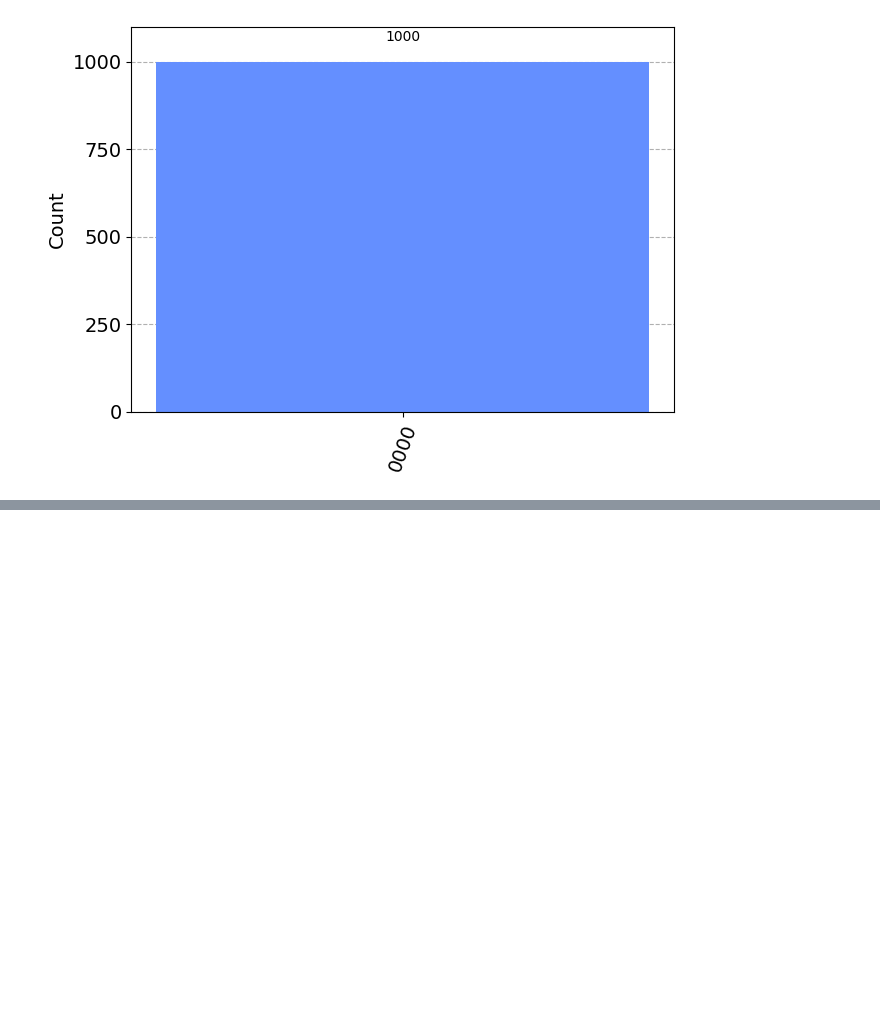
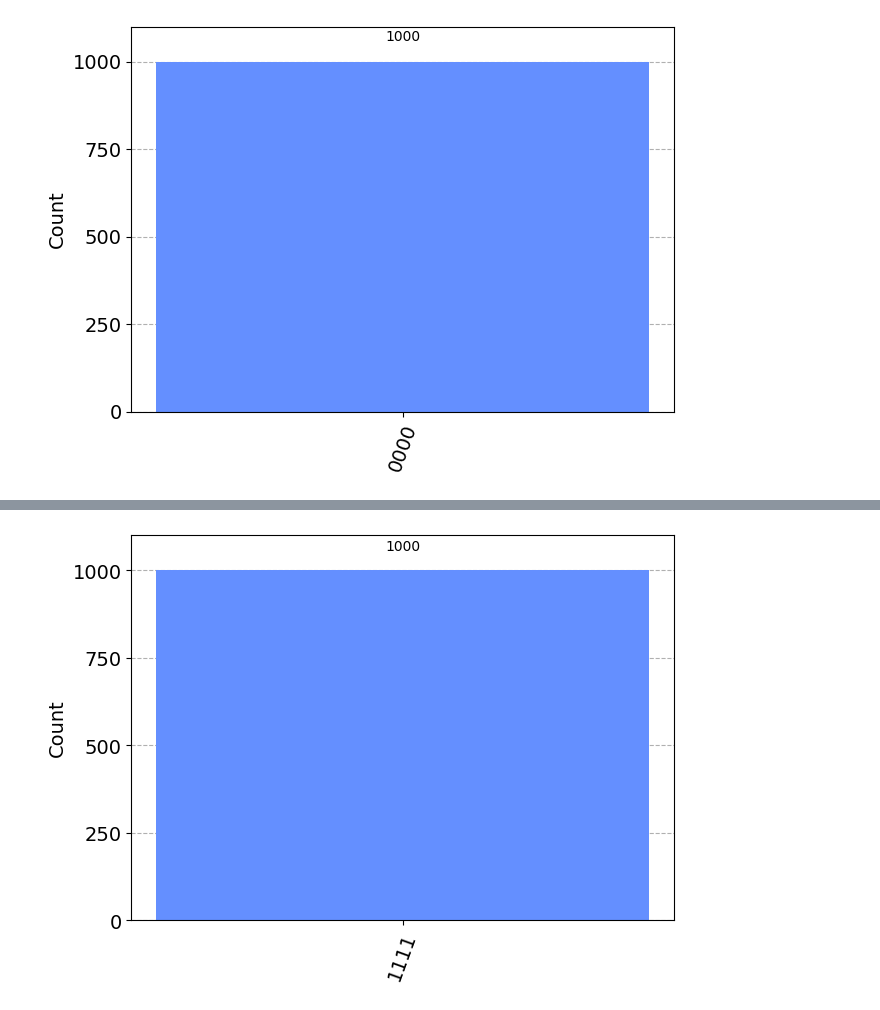
Before and after one commit to ErikZ2/Demos, a Jupyter notebook: QuantumDemos/QFT/QFTqiskit.ipynb, the cells around one changed output, grey strips where cells are left out. Saved outputs shown, nothing was run; the diff lists cells and outputs as text; code cells hidden in the pictures; blank space fills up the shorter version.

Commit message:
Added inverse QFT function demo

```diff
--- a/QuantumDemos/QFT/QFTqiskit.ipynb
+++ b/QuantumDemos/QFT/QFTqiskit.ipynb
@@ -104,7 +104,7 @@ q_3: ┤ H ├┤ H ├─■──────■───────■──
 Total counts are: {'0000': 1000}
 [figure]
 # %%
-#Function to add a QFT transformation to the first 'n' qubits of a quantum circuit 'qc'
+# Function to add a QFT transformation to the first 'n' qubits of a quantum circuit 'qc'
 def qft(qc, n):
     for target_qubit in range(n):
         qc.h(n- 1 - target_qubit)
@@ -116,3 +116,89 @@ def qft(qc, n):
         qc.swap(i, n-1-i)
 
     return qc
+
+# Append to a quantum circuit the inverse QFT
+
+def qft_dag(qc, n):
+    # Create a QFT circuit of 'n' qubits
+    qft_circ = qft(QuantumCircuit(n), n)
+
+    # Take the inverse of the circuit
+    qft_inv_circ = qft_circ.inverse()
+
+    # Add the inverse QFT to the first 'n' qubits of the quantum circuit 'qc'
+    qc.append(qft_inv_circ, qc.qubits[:n])
+
+    return qc
+# %%
+# Here we will use the code from the first example, with the explicit QFT with a QFT function call to create a QFT circuit and then append the inverse QFT to it
+
+# For the k=0 state prepared with the H-gates, the QFT and the inverse QFT should return the same state - an equal weight superposition in computational basis
+
+# For a definite state in the computational basis, for instance |0...0> the QFT appended with the inverse QFT should return the same state
+
+from numpy import pi
+
+from qiskit import QuantumCircuit, transpile
+
+# For older versions of qiskit import Aer
+
+# For newer versions of qiskit must import qiskit_aer
+
+from qiskit_aer import AerSimulator
+
+
+# If we instead wanted to make a noisy simulation we could use the following
+
+#from qiskit_ibm_runtime import QiskitRuntimeService
+
+from qiskit.visualization import plot_histogram
+
+# Number of qubits
+n = 4
+
+# Create a Quantum Circuit
+qc = QuantumCircuit(n)
+
+# Apply H-gate to each qubit:
+#for qubit in range(n):
+#    qc.h(qubit)
+
+# Prepare the state |1...1> with X-gates
+for qubit in range(n):
+    qc.x(qubit)
+
+
+# Apply the QFT transformation
+
+qc = qft(qc, n)
+
+# Apply the inverse QFT transformation
+
+qc = qft_dag(qc, n)
+
+# Measure all qubits
+
+qc.measure_all()
+
+# Use Aer's qasm_simulator in older versions of qiskit
+# simulator = Aer.get_backend('aer_simulator')
+
+# In newer versions of qiskit use AerSimulator
+
+simulator = AerSimulator()
+
+# Execute the circuit on the qasm simulator
+compiled_circuit = transpile(qc, simulator)
+job = simulator.run(compiled_circuit, shots=1000)
+
+# Grab results from the job
+result = job.result()
+
+# Returns counts
+counts = result.get_counts(compiled_circuit)
+print("\nTotal counts are:",counts)
+
+# Plot a histogram
+plot_histogram(counts)
+# %% [output]
@@ -118,0 +206 @@ def qft(qc, n):
+[figure, added]
```
Also changed, not shown: parts of 1 cell of this notebook.
